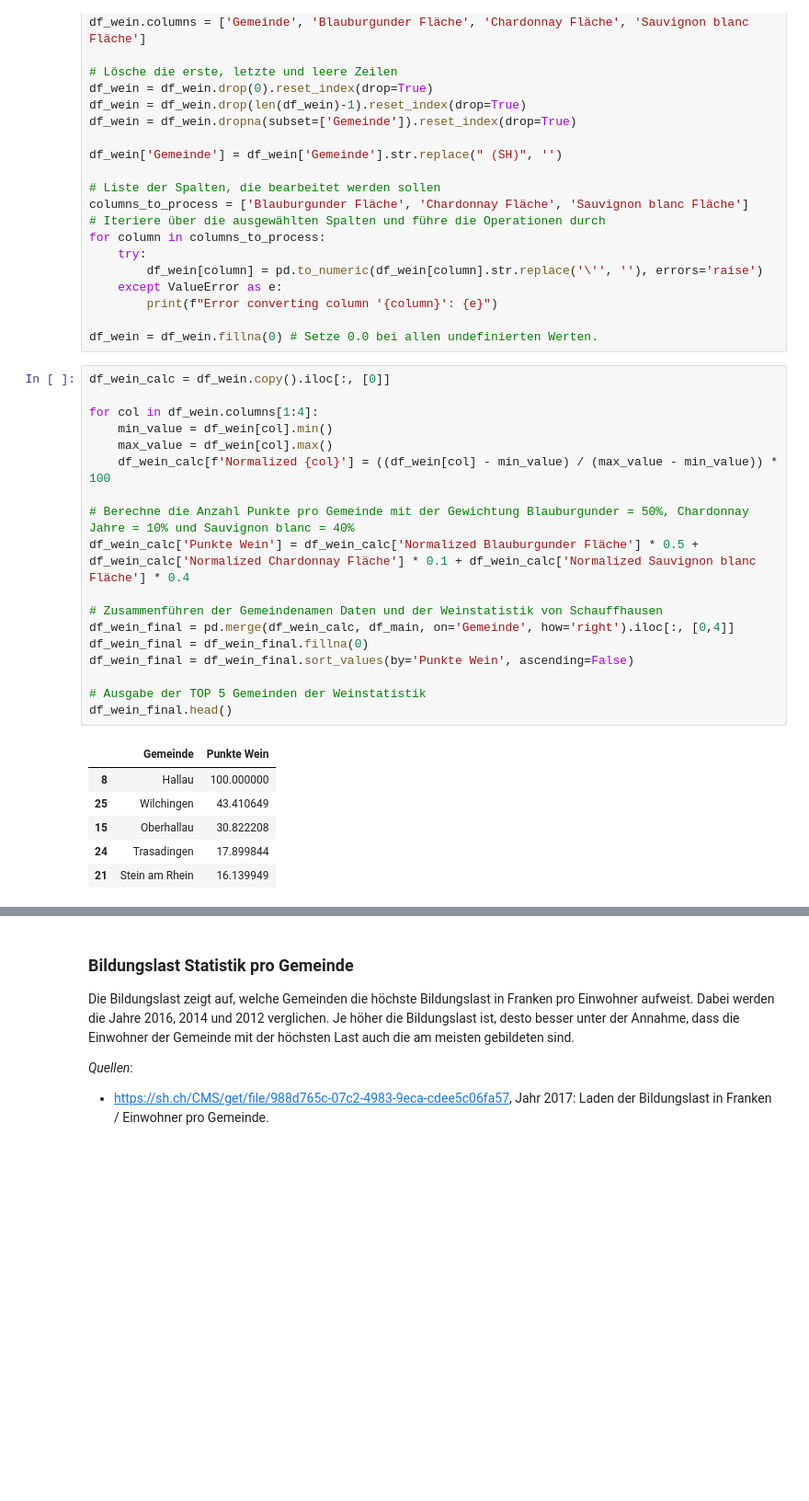
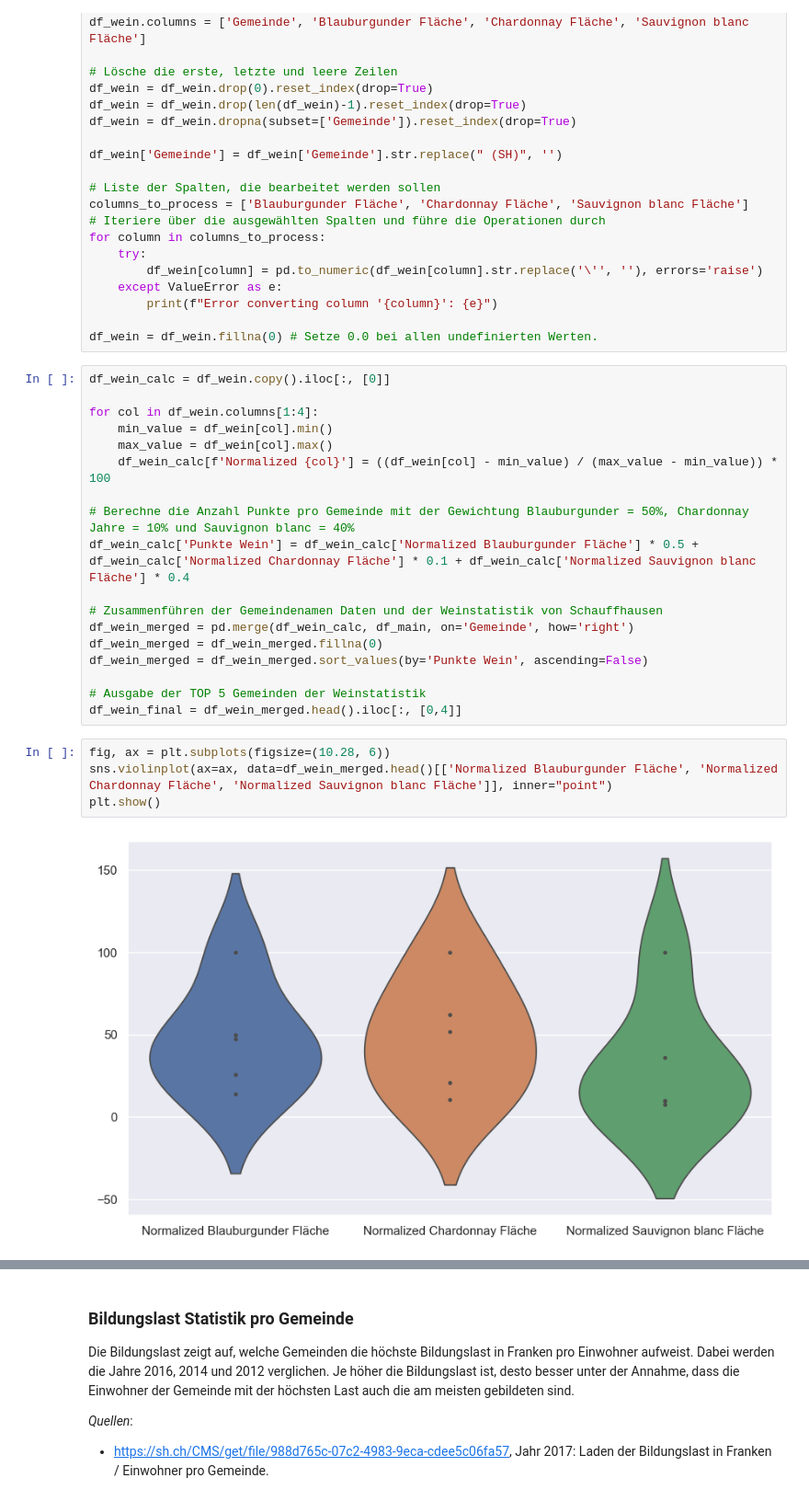
Before and after one commit to janzimmermann1/dawr-assessment-1, a Jupyter notebook: Assignment1.ipynb, the cells around one changed output, grey strips where cells are left out. Shown at 92% size. Cells and saved outputs as stored; diff of their text form; blank space fills up the shorter version.

```diff
--- a/Assignment1.ipynb
+++ b/Assignment1.ipynb
@@ -130,16 +167,15 @@ for col in df_wein.columns[1:4]:
 df_wein_calc['Punkte Wein'] = df_wein_calc['Normalized Blauburgunder Fläche'] * 0.5 + df_wein_calc['Normalized Chardonnay Fläche'] * 0.1 + df_wein_calc['Normalized Sauvignon blanc Fläche'] * 0.4
 
 # Zusammenführen der Gemeindenamen Daten und der Weinstatistik von Schauffhausen
-df_wein_final = pd.merge(df_wein_calc, df_main, on='Gemeinde', how='right').iloc[:, [0,4]]
-df_wein_final = df_wein_final.fillna(0)
-df_wein_final = df_wein_final.sort_values(by='Punkte Wein', ascending=False)
+df_wein_merged = pd.merge(df_wein_calc, df_main, on='Gemeinde', how='right')
+df_wein_merged = df_wein_merged.fillna(0)
+df_wein_merged = df_wein_merged.sort_values(by='Punkte Wein', ascending=False)
 
 # Ausgabe der TOP 5 Gemeinden der Weinstatistik
-df_wein_final.head()
+df_wein_final = df_wein_merged.head().iloc[:, [0,4]]
-# %% [output]
-|  | Gemeinde | Punkte Wein |
-| 8 | Hallau | 100.000000 |
-| 25 | Wilchingen | 43.410649 |
-| 15 | Oberhallau | 30.822208 |
-| 24 | Trasadingen | 17.899844 |
-| 21 | Stein am Rhein | 16.139949 |
+# %%
+fig, ax = plt.subplots(figsize=(10.28, 6))
+sns.violinplot(ax=ax, data=df_wein_merged.head()[['Normalized Blauburgunder Fläche', 'Normalized Chardonnay Fläche', 'Normalized Sauvignon blanc Fläche']], inner="point")
+plt.show()
+# %% [output]
+[figure, added]
```
Also changed, not shown: parts of 8 cells of this notebook.
